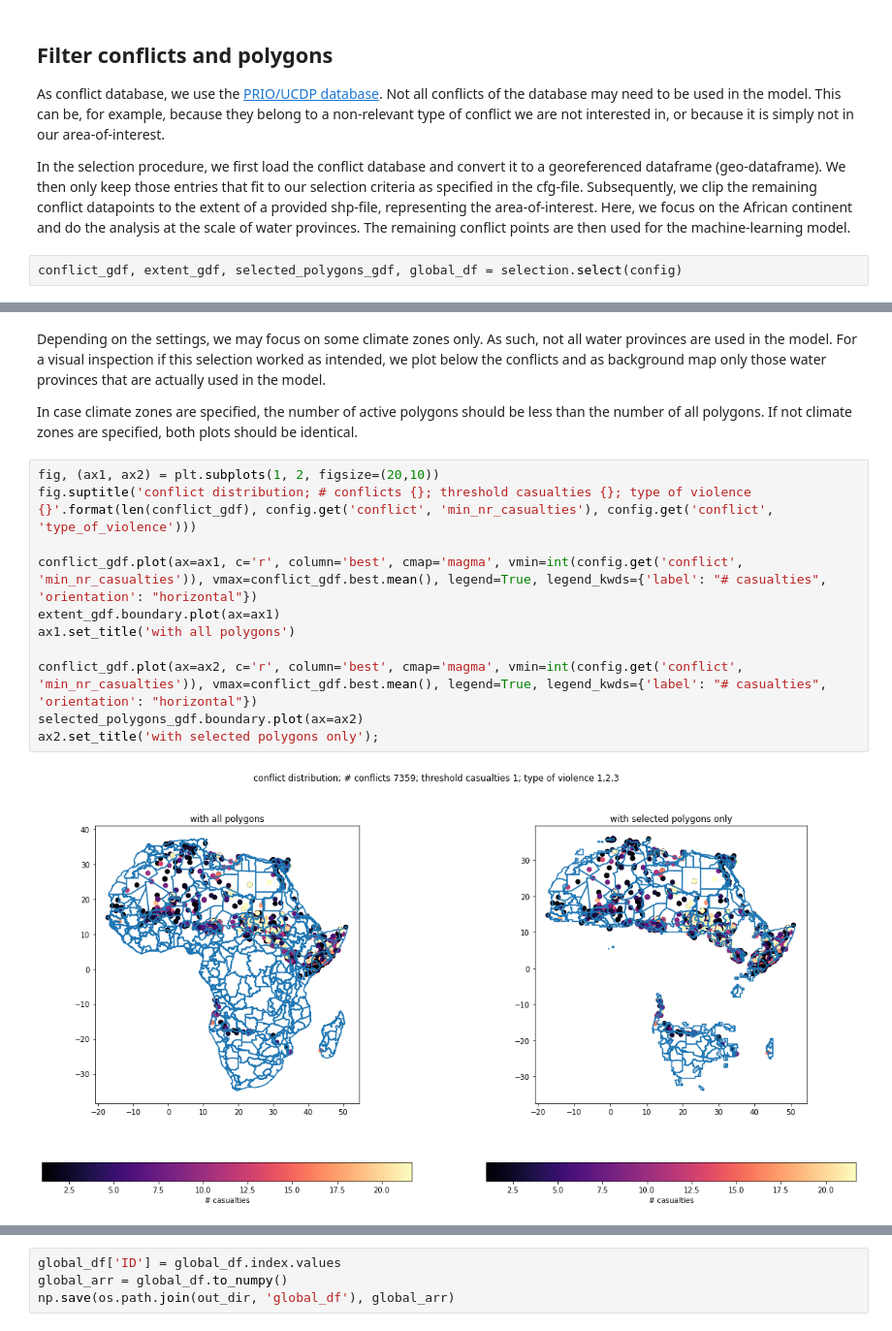
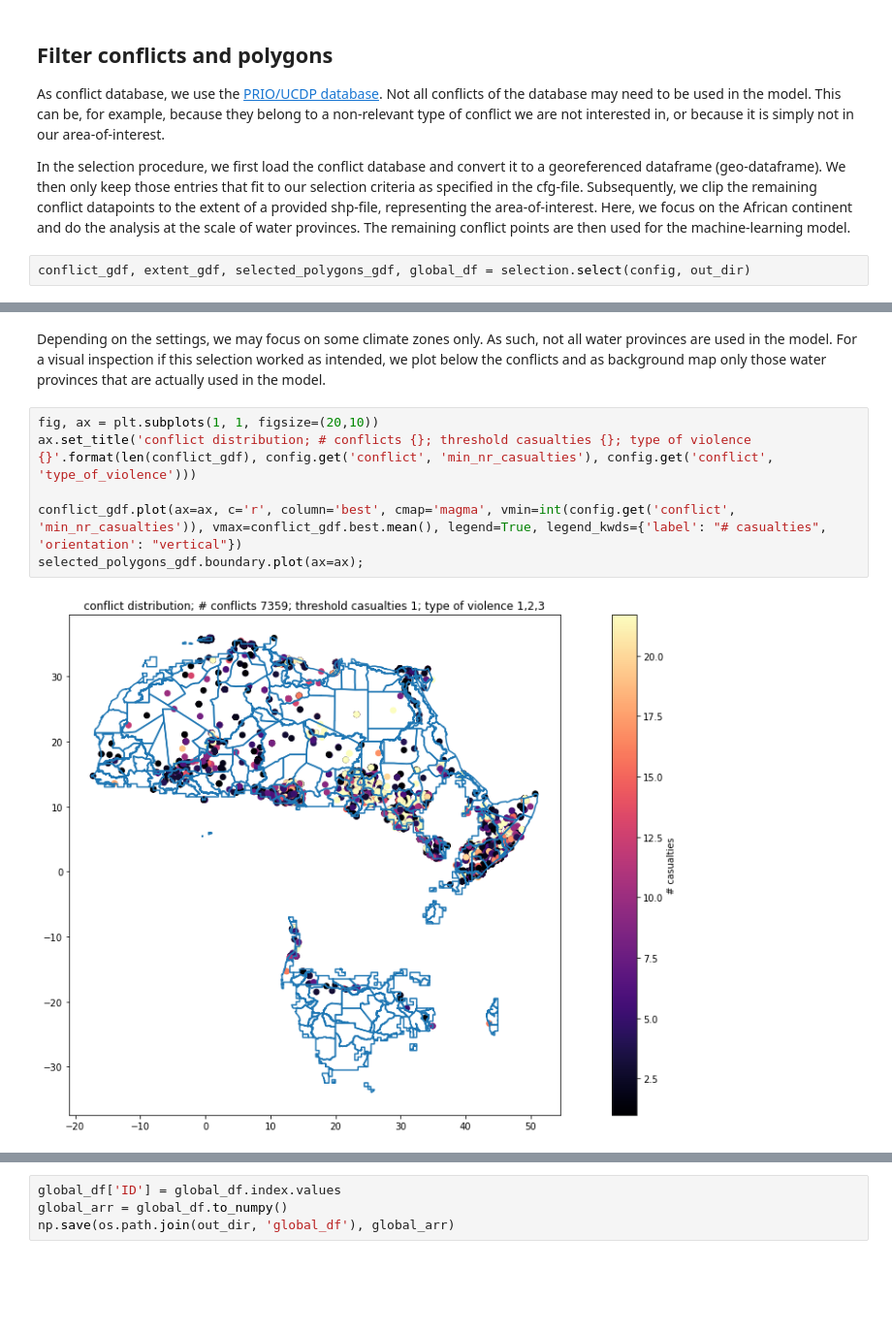
Before and after one commit to JannisHoch/copro, a Jupyter notebook: example/nb01_model_init_and_selection.ipynb, the cells around one changed output, grey strips where cells are left out. Shown at 97% size. Cells and saved outputs as stored; diff of their text form; blank space fills up the shorter version.

```diff
--- a/example/nb01_model_init_and_selection.ipynb
+++ b/example/nb01_model_init_and_selection.ipynb
@@ -45,5 +47,5 @@ As conflict database, we use the [PRIO/UCDP database](https://ucdp.uu.se/downloa
 
 In the selection procedure, we first load the conflict database and convert it to a georeferenced dataframe (geo-dataframe). We then only keep those entries that fit to our selection criteria as specified in the cfg-file. Subsequently, we clip the remaining conflict datapoints to the extent of a provided shp-file, representing the area-of-interest. Here, we focus on the African continent and do the analysis at the scale of water provinces. The remaining conflict points are then used for the machine-learning model.
 # %%
-conflict_gdf, extent_gdf, selected_polygons_gdf, global_df = selection.select(config)
+conflict_gdf, extent_gdf, selected_polygons_gdf, global_df = selection.select(config, out_dir)
 # %% [output]
@@ -66,18 +68,11 @@ clipping conflicts to climate zones ['BWh', 'BSh']
 clipping polygons to climate zones ['BWh', 'BSh']
 # %% [markdown]
 Depending on the settings, we may focus on some climate zones only. As such, not all water provinces are used in the model. For a visual inspection if this selection worked as intended, we plot below the conflicts and as background map only those water provinces that are actually used in the model.
-
-In case climate zones are specified, the number of active polygons should be less than the number of all polygons. If not climate zones are specified, both plots should be identical.
 # %%
-fig, (ax1, ax2) = plt.subplots(1, 2, figsize=(20,10))
-fig.suptitle('conflict distribution; # conflicts {}; threshold casualties {}; type of violence {}'.format(len(conflict_gdf), config.get('conflict', 'min_nr_casualties'), config.get('conflict', 'type_of_violence')))
+fig, ax = plt.subplots(1, 1, figsize=(20,10))
+ax.set_title('conflict distribution; # conflicts {}; threshold casualties {}; type of violence {}'.format(len(conflict_gdf), config.get('conflict', 'min_nr_casualties'), config.get('conflict', 'type_of_violence')))
 
-conflict_gdf.plot(ax=ax1, c='r', column='best', cmap='magma', vmin=int(config.get('conflict', 'min_nr_casualties')), vmax=conflict_gdf.best.mean(), legend=True, legend_kwds={'label': "# casualties", 'orientation': "horizontal"})
-extent_gdf.boundary.plot(ax=ax1)
-ax1.set_title('with all polygons')
-
-conflict_gdf.plot(ax=ax2, c='r', column='best', cmap='magma', vmin=int(config.get('conflict', 'min_nr_casualties')), vmax=conflict_gdf.best.mean(), legend=True, legend_kwds={'label': "# casualties", 'orientation': "horizontal"})
-selected_polygons_gdf.boundary.plot(ax=ax2)
-ax2.set_title('with selected polygons only');
+conflict_gdf.plot(ax=ax, c='r', column='best', cmap='magma', vmin=int(config.get('conflict', 'min_nr_casualties')), vmax=conflict_gdf.best.mean(), legend=True, legend_kwds={'label': "# casualties", 'orientation': "vertical"})
+selected_polygons_gdf.boundary.plot(ax=ax);
 # %% [output]
-[figure, old version]
+[figure, new version]
```
Also changed, not shown: parts of 7 cells of this notebook, 3 other files.
